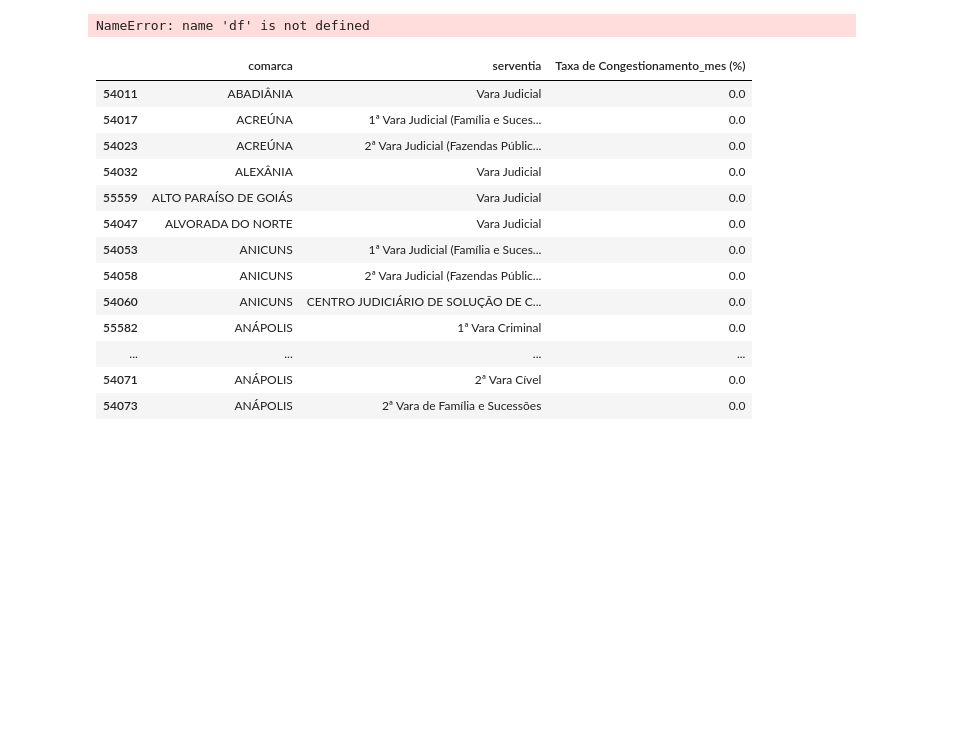
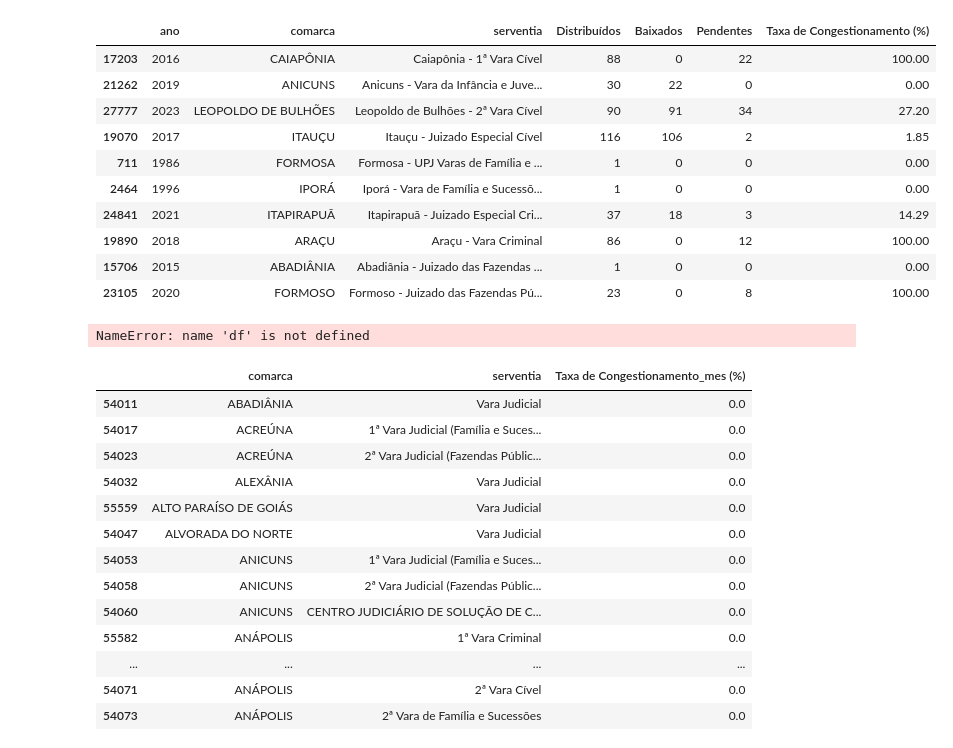
Before and after one commit to dvjuliocesar/TJGO_Projeto7_TxCongGeral, a Jupyter notebook: taxa.ipynb, the cells around one changed output. Drawn from its saved outputs; the diff is of its cells as text; code cells hidden in the pictures; blank space fills up the shorter version.

```diff
--- a/taxa.ipynb
+++ b/taxa.ipynb
@@ -395,3 +401,18 @@ Calculando estatísticas diárias...
+# %%
+
+estatisticas_anuais.sample(10)
+# %% [output]
+|  | ano | comarca | serventia | Distribuídos | Baixados | Pendentes | Taxa de Congestionamento (%) |
+| 17203 | 2016 | CAIAPÔNIA | Caiapônia - 1ª Vara Cível | 88 | 0 | 22 | 100.00 |
+| 21262 | 2019 | ANICUNS | Anicuns - Vara da Infância e Juve... | 30 | 22 | 0 | 0.00 |
+| 27777 | 2023 | LEOPOLDO DE BULHÕES | Leopoldo de Bulhões - 2ª Vara Cível | 90 | 91 | 34 | 27.20 |
+| 19070 | 2017 | ITAUÇU | Itauçu - Juizado Especial Cível | 116 | 106 | 2 | 1.85 |
+| 711 | 1986 | FORMOSA | Formosa - UPJ Varas de Família e ... | 1 | 0 | 0 | 0.00 |
+| 2464 | 1996 | IPORÁ | Iporá - Vara de Família e Sucessõ... | 1 | 0 | 0 | 0.00 |
+| 24841 | 2021 | ITAPIRAPUÃ | Itapirapuã - Juizado Especial Cri... | 37 | 18 | 3 | 14.29 |
+| 19890 | 2018 | ARAÇU | Araçu - Vara Criminal | 86 | 0 | 12 | 100.00 |
+| 15706 | 2015 | ABADIÂNIA | Abadiânia - Juizado das Fazendas ... | 1 | 0 | 0 | 0.00 |
+| 23105 | 2020 | FORMOSO | Formoso - Juizado das Fazendas Pú... | 23 | 0 | 8 | 100.00 |
 # %%
 # --- CRIAÇÃO DOS TABELÕES DE ESTATÍSTICAS (ANUAL, MENSAL, SEMANAL, DIÁRIA) ---
 # 1. Extrair componentes de data
```
Also changed, not shown: parts of 5 cells of this notebook.
